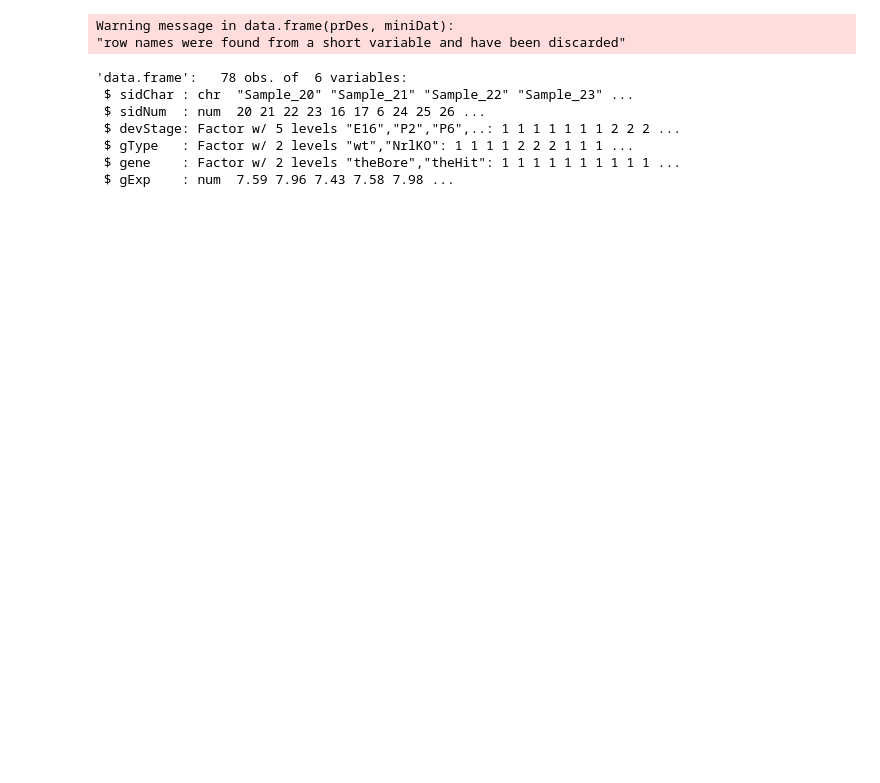
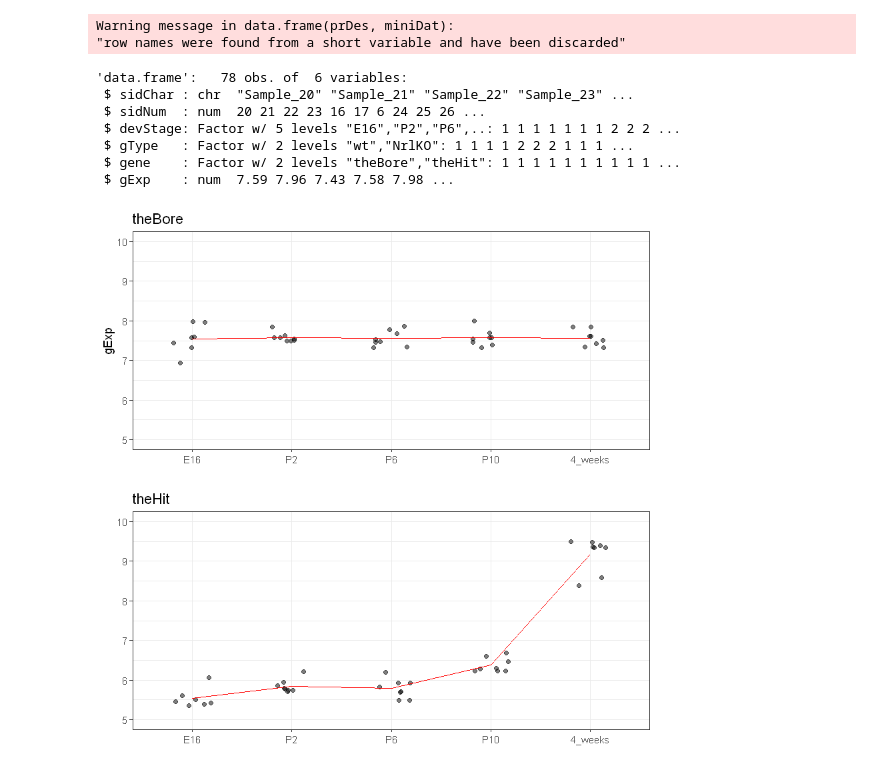
Before and after one commit to gcohenfr/STAT540_RMarkdown_Slides, a Jupyter notebook: L6_JupyterReport.ipynb, the cells around one changed output. Saved outputs shown, nothing was run; the diff lists cells and outputs as text; code cells hidden in the pictures; blank space fills up the shorter version.

```diff
--- a/L6_JupyterReport.ipynb
+++ b/L6_JupyterReport.ipynb
@@ -153,6 +213,9 @@ miniDat <- data.frame(gene = rep(c("theBore", "theHit"), each = nrow(prDes)),
 
 miniDat <- data.frame(prDes, miniDat)
 str(miniDat)
+
+boreDat <- filter(miniDat, gene == "theBore")
+hitDat <- filter(miniDat, gene == "theHit")
 # %% [output]
 Warning message in data.frame(prDes, miniDat):
 "row names were found from a short variable and have been discarded"
@@ -163,3 +226,26 @@ Warning message in data.frame(prDes, miniDat):
  $ gType   : Factor w/ 2 levels "wt","NrlKO": 1 1 1 1 2 2 2 1 1 1 ...
  $ gene    : Factor w/ 2 levels "theBore","theHit": 1 1 1 1 1 1 1 1 1 1 ...
  $ gExp    : num  7.59 7.96 7.43 7.58 7.98 ...
+# %%
+boreLim <- ggplot(boreDat, aes(x = devStage, y = gExp)) +
+             geom_jitter(width = 0.2, alpha = 0.5) +
+             labs(title = "theBore") +
+             theme_bw() +
+             theme(legend.position = "none") +
+             ylim(5, 10) +
+             xlab("") +
+             stat_summary(aes(group=1), fun.y=mean, geom="line", colour="red")
+
+hitLim <- ggplot(hitDat, aes(x = devStage, y = gExp)) +
+             geom_jitter(width = 0.2, alpha = 0.5) +
+             labs(title = "theHit") +
+             theme_bw() +
+             theme(legend.position = "none") +
+             ylim(5, 10) +
+             ylab("") +
+             xlab("") +
+             stat_summary(aes(group=1), fun.y=mean, geom="line", colour="red")
+
+grid.arrange(boreLim, hitLim, nrow = 2)
+# %% [output]
+[figure, added]
```
Also changed, not shown: parts of 21 cells of this notebook, 36 other files.
